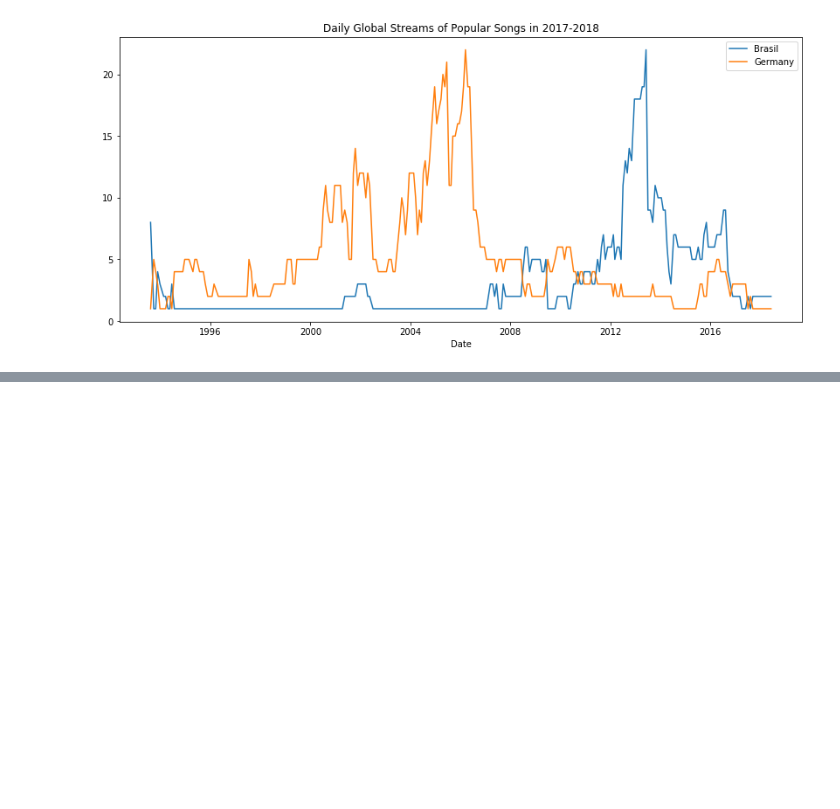
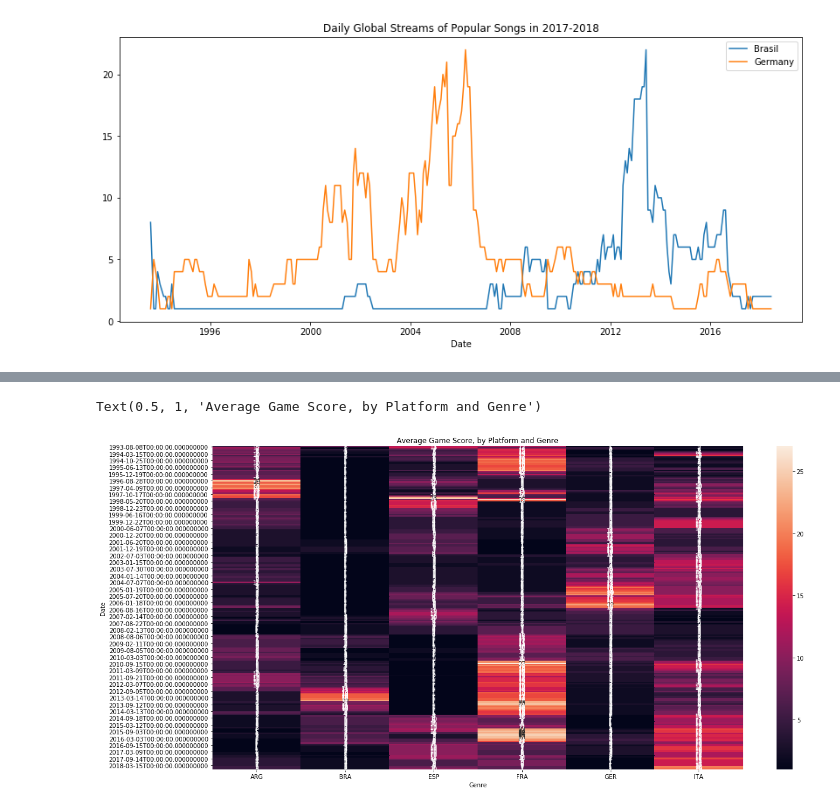
Before and after one commit to Suvoo/Kaggle, a Jupyter notebook: Courses/kaggle_course_3.ipynb, the cells around one changed output, grey strips where cells are left out. Saved outputs shown, nothing was run; the diff lists cells and outputs as text; code cells hidden in the pictures; blank space fills up the shorter version.

```diff
--- a/Courses/kaggle_course_3.ipynb
+++ b/Courses/kaggle_course_3.ipynb
@@ -62,0 +68,11 @@ Text(0.5, 0, 'Date')
+# %%
+plt.figure(figsize=(20,10))
+# Heatmap showing average game score by platform and genre
+sns.heatmap(fifa_data, annot=True)
+# Add label for horizontal axis
+plt.xlabel("Genre")
+# Add label for vertical axis
+plt.title("Average Game Score, by Platform and Genre")
+# %% [output]
+Text(0.5, 1, 'Average Game Score, by Platform and Genre')
+[figure, added]
```
Also changed, not shown: parts of 9 cells of this notebook.
